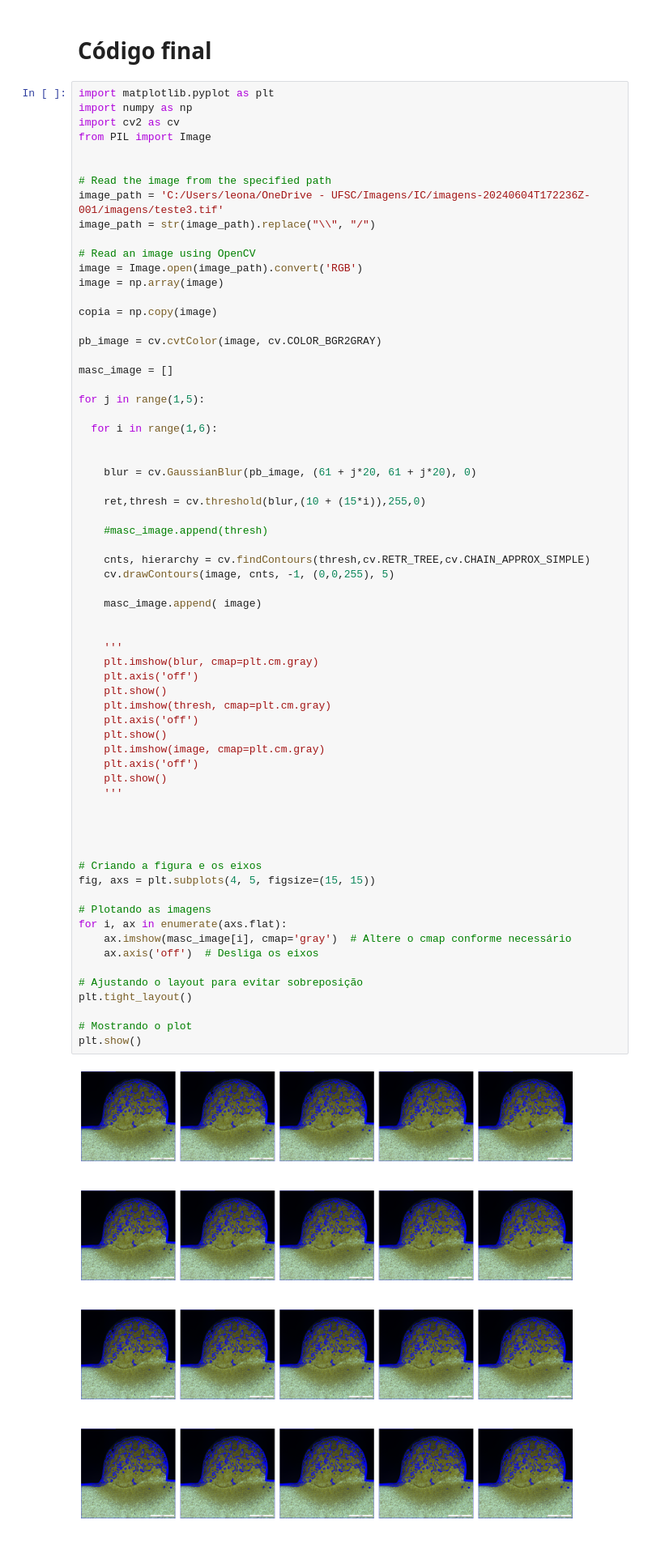
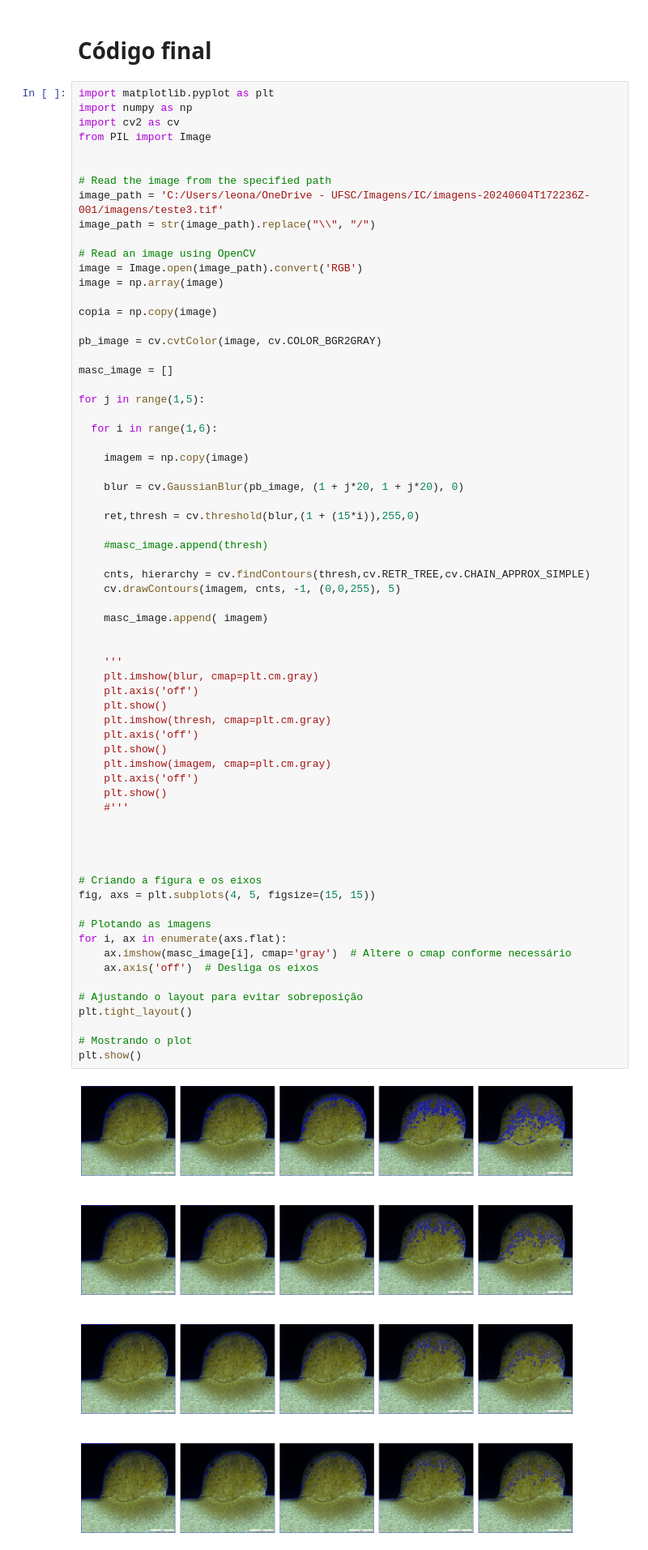
Before and after one commit to leoforner/Calc_diluicao_automatico, a Jupyter notebook: IC.ipynb, the cells around one changed output. Shown at 81% size. Drawn from its saved outputs; the diff is of its cells as text.

```diff
--- a/IC.ipynb
+++ b/IC.ipynb
@@ -842,49 +842,50 @@ for j in range(1,5):
 
   for i in range(1,6):
 
+    imagem = np.copy(image)
 
-    blur = cv.GaussianBlur(pb_image, (61 + j*20, 61 + j*20), 0)
+    blur = cv.GaussianBlur(pb_image, (1 + j*20, 1 + j*20), 0)
 
-    ret,thresh = cv.threshold(blur,(10 + (15*i)),255,0)
+    ret,thresh = cv.threshold(blur,(1 + (15*i)),255,0)
 
     #masc_image.append(thresh)
 
     cnts, hierarchy = cv.findContours(thresh,cv.RETR_TREE,cv.CHAIN_APPROX_SIMPLE)
-    cv.drawContours(image, cnts, -1, (0,0,255), 5)
+    cv.drawContours(imagem, cnts, -1, (0,0,255), 5)
 
-    masc_image.append( image)
+    masc_image.append( imagem)
 
 
     '''
     plt.imshow(blur, cmap=plt.cm.gray)
     plt.axis('off')
     plt.show()
     plt.imshow(thresh, cmap=plt.cm.gray)
     plt.axis('off')
     plt.show()
-    plt.imshow(image, cmap=plt.cm.gray)
+    plt.imshow(imagem, cmap=plt.cm.gray)
     plt.axis('off')
     plt.show()
-    '''
+    #'''
 
 
 
 
 # Criando a figura e os eixos
 fig, axs = plt.subplots(4, 5, figsize=(15, 15))
 
 # Plotando as imagens
 for i, ax in enumerate(axs.flat):
     ax.imshow(masc_image[i], cmap='gray')  # Altere o cmap conforme necessário
     ax.axis('off')  # Desliga os eixos
 
 # Ajustando o layout para evitar sobreposição
 plt.tight_layout()
 
 # Mostrando o plot
 plt.show()
 # %% [output]
-[figure, old version]
+[figure, new version]
 # %%
 import cv2
 import numpy as np
```
Also changed, not shown: 2 other files.
